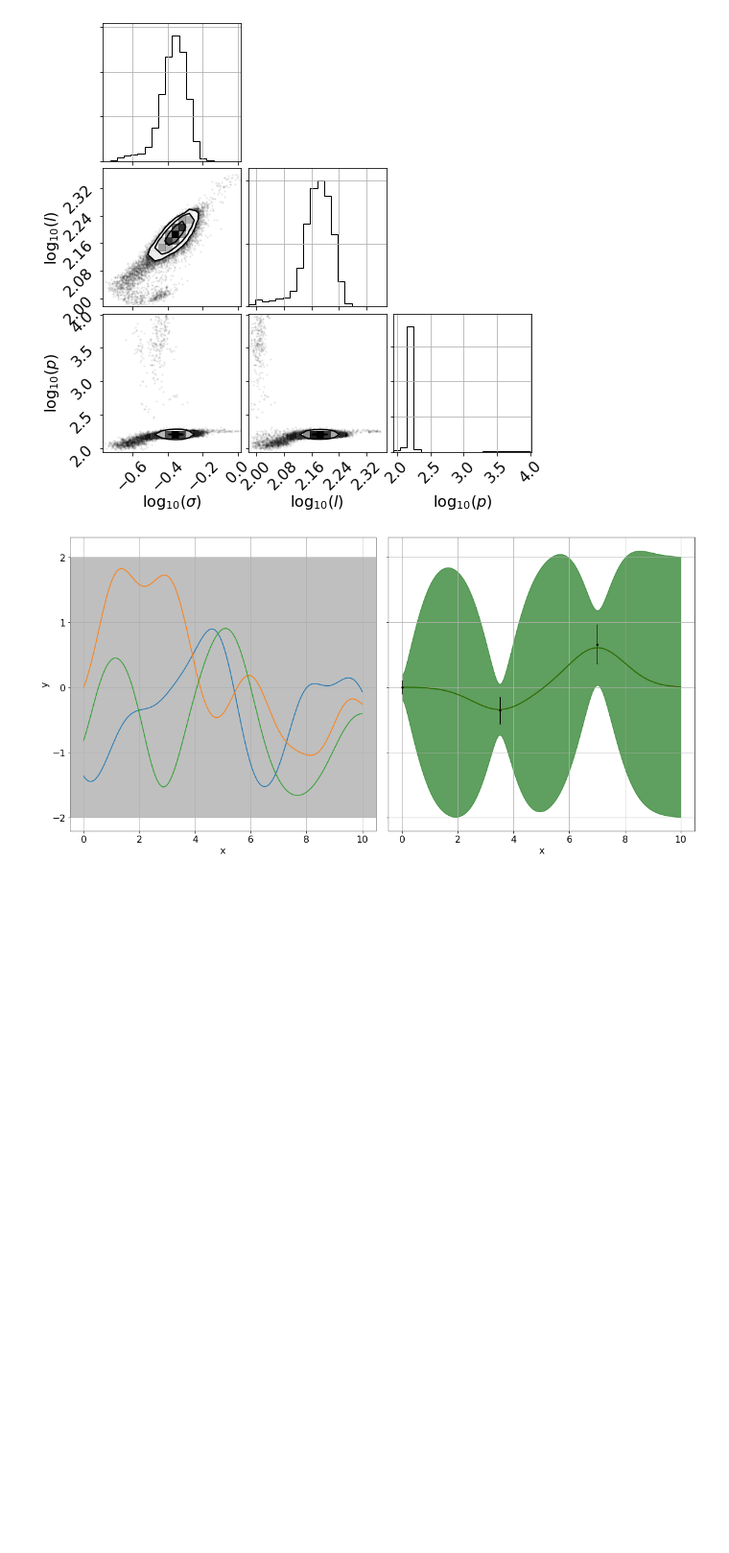
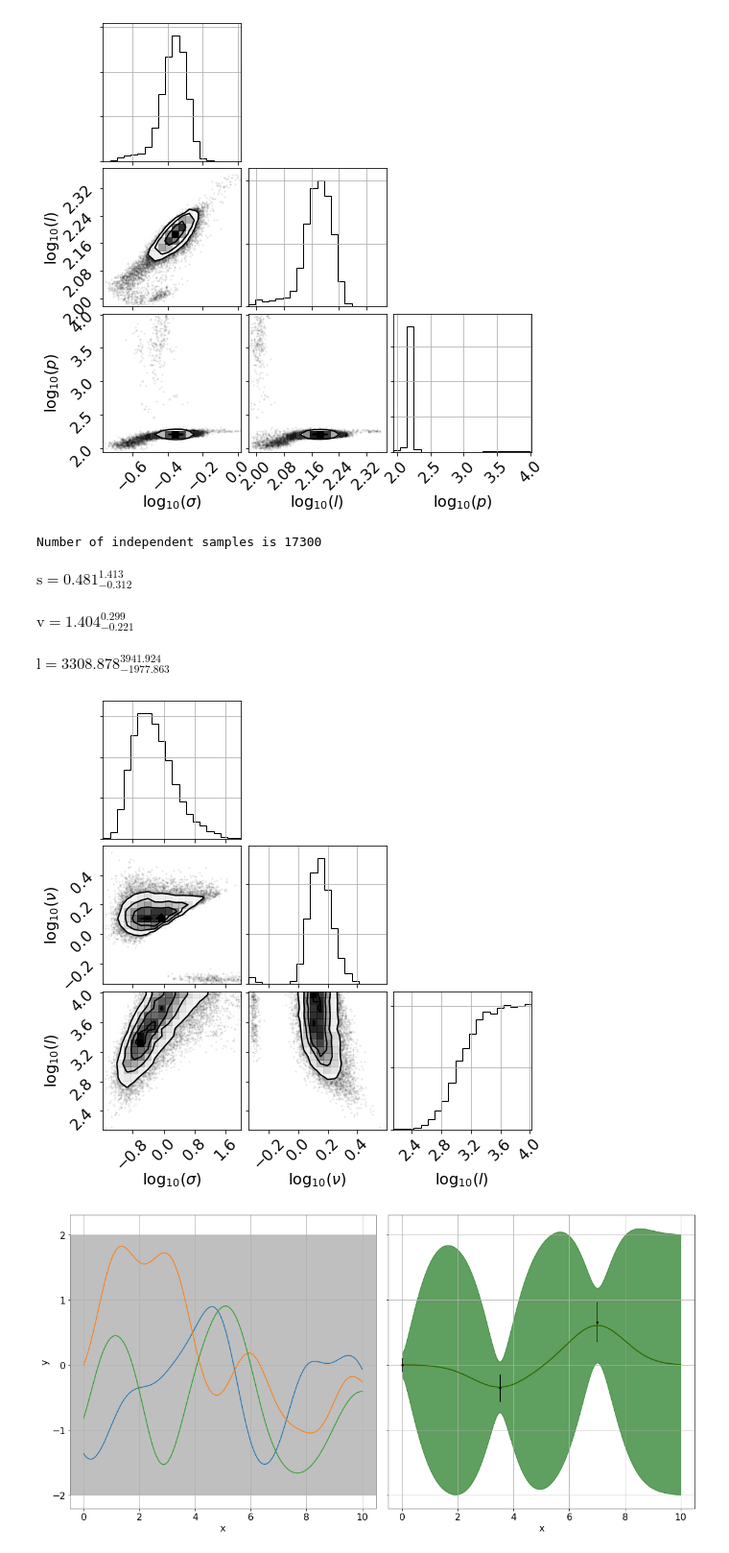
Before and after one commit to jacob-hjortlund/Bsc, a Jupyter notebook: Result visualisation.ipynb, the cells around one changed output. Shown: that part at 96% size. Saved outputs shown, nothing was run; the diff lists cells and outputs as text; code cells hidden in the pictures; blank space fills up the shorter version.

Commit message:
Updated to account for val+0.j complex output of loggamma. Length scale tending beyond prior for Matern kernel, following up on that.

```diff
--- a/Result visualisation.ipynb
+++ b/Result visualisation.ipynb
@@ -45,8 +45,9 @@ def plotposts(samples, kernel='RBF', **kwargs):
     fig = corner.corner(samples, labels=labels[kernel],
                         hist_kwargs={'density': True}, label_kwargs={'labelpad': 10000}, **kwargs)
 # %%
-samples_rbf = np.load('HPC_Results/B0105+64RBF.npy')
-samples_per = np.load('HPC_Results/B0105+64Local_Periodic.npy')
+samples_rbf = np.load('HPC/pulsar_results/B0105+64RBF.npy')
+samples_per = np.load('HPC/pulsar_results/B0105+64Local_Periodic.npy')
+samples_mat = np.load('HPC/pulsar_results/B0105+64Matern.npy')
 # %%
 plotposts(samples_rbf)
 print("Number of independent samples is {}".format(len(samples_rbf)))
@@ -81,6 +82,24 @@ $\displaystyle \mathrm{s} = 0.434_{-0.072}^{0.070}$
 $\displaystyle \mathrm{l} = 151.427_{-13.501}^{13.378}$
 $\displaystyle \mathrm{p} = 160.465_{-7.348}^{8.266}$
 [figure]
+# %%
+plotposts(samples_mat, kernel='Matern')
+print("Number of independent samples is {}".format(len(samples_mat)))
+plt.savefig('matern.pdf')
+
+labels = ['s', 'v', 'l']
+for i in range(len(samples_mat[0])):
+    mcmc = np.percentile(10**samples_mat[:, i], [16, 50, 84])
+    q = np.diff(mcmc)
+    txt = "\mathrm{{{3}}} = {0:.3f}_{{-{1:.3f}}}^{{{2:.3f}}}"
+    txt = txt.format(mcmc[1], q[0], q[1], labels[i])
+    display(Math(txt))
+# %% [output]
+Number of independent samples is 17300
+$\displaystyle \mathrm{s} = 0.481_{-0.312}^{1.413}$
+$\displaystyle \mathrm{v} = 1.404_{-0.221}^{0.299}$
+$\displaystyle \mathrm{l} = 3308.878_{-1977.863}^{3941.924}$
+[figure, added]
 # %%
 x = np.linspace(0,10,1000)
 y_training = np.sin(x)[::350]
```
Also changed, not shown: parts of 5 cells of this notebook, 3 other files.
